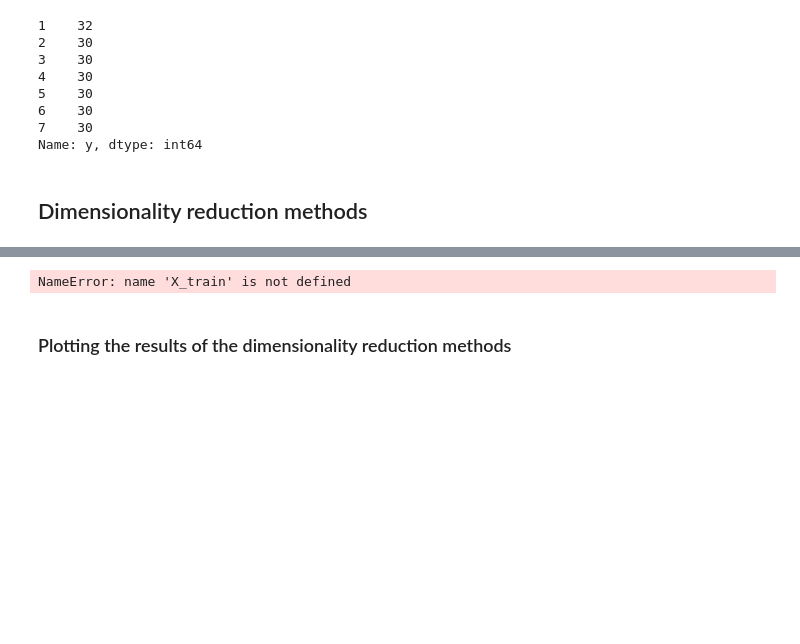
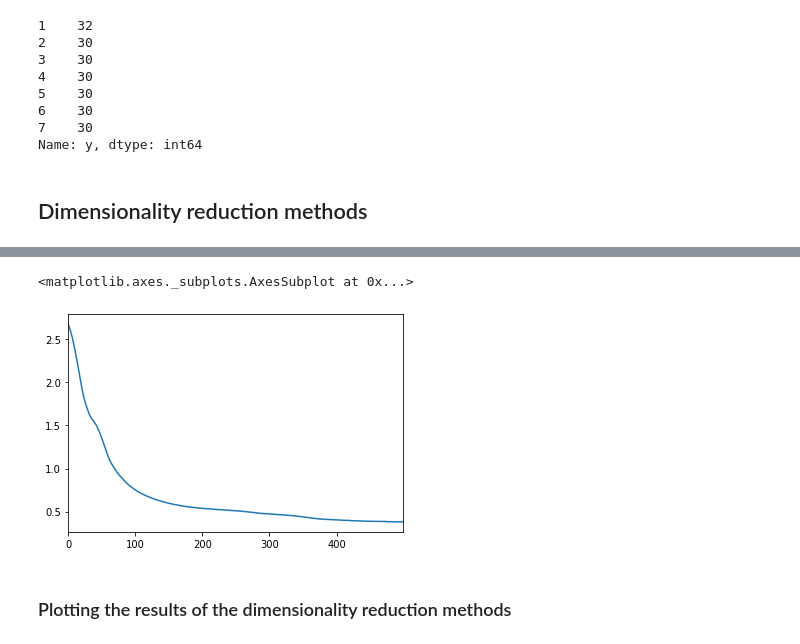
Before and after one commit to mahdiou-diallo/Projet_Red_Dim, a Jupyter notebook: notebook.ipynb, the cells around one changed output, grey strips where cells are left out. Saved outputs shown, nothing was run; the diff lists cells and outputs as text; code cells hidden in the pictures; blank space fills up the shorter version.

Commit message:
cleanup code execute code for all notebooks visualize results

```diff
--- a/notebook.ipynb
+++ b/notebook.ipynb
@@ -117,31 +117,32 @@ Wall time: 318 ms
 # %%
-num_epochs = 50
+num_epochs = 500
 
 ae = AutoEncoder([3,3,2])
 
 inputs = torch.tensor(X, dtype=torch.float)
 def train_ae(ae, inputs, num_epochs=50):
     criterion = nn.MSELoss()
     optimizer = torch.optim.Adam(ae.parameters(), lr=.01, weight_decay=1e-5)
 
     losses = []
     for epoch in range(num_epochs):
         # ===================forward=====================
         enc, dec = ae(inputs)
         loss = criterion(dec, inputs)
         # ===================backward====================
         optimizer.zero_grad()
         loss.backward()
         optimizer.step()
 
         losses.append(loss.item())
 
     return losses
 
 losses = train_ae(ae, inputs, num_epochs)
 pd.Series(losses).plot()
 # %% [output]
-NameError: name 'X_train' is not defined
+<matplotlib.axes._subplots.AxesSubplot at 0x...>
+[figure, added]
 # %%
 with torch.no_grad():
     ae_embed = ae.encode(inputs).numpy()
```
Also changed, not shown: parts of 57 cells of this notebook, 2 other files.
